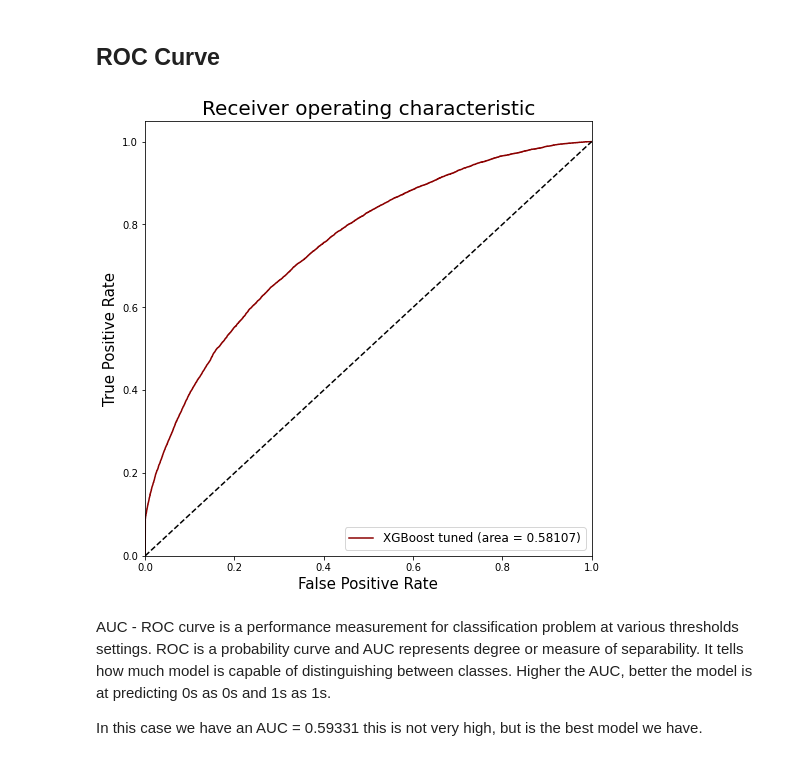
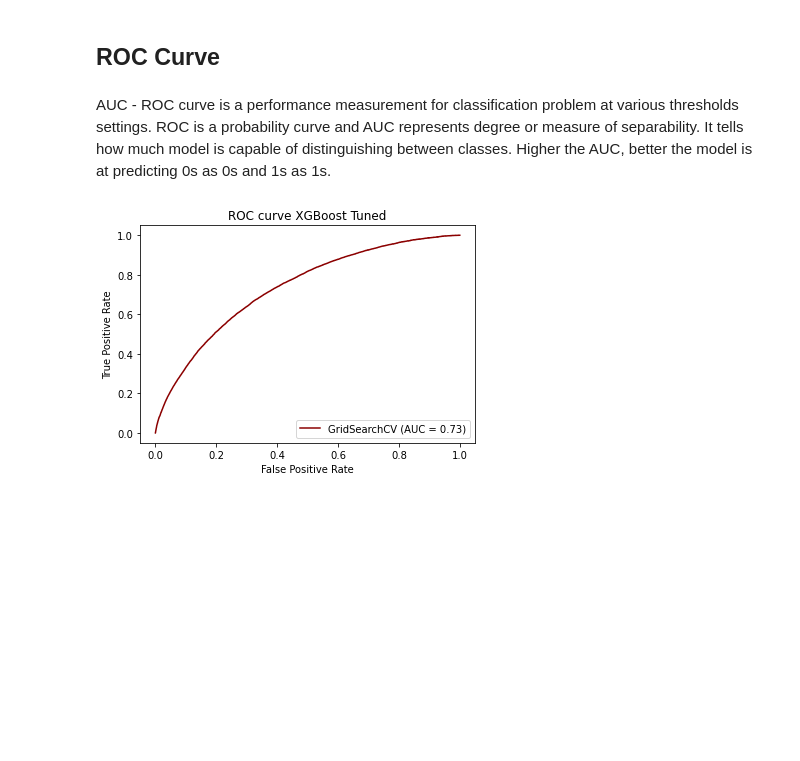
Before and after one commit to jlopezgaldon/lending_club, a Jupyter notebook: notebooks/09_XGBOOST_VALIDATION.ipynb, the cells around one changed output. Drawn from its saved outputs; the diff is of its cells as text; code cells hidden in the pictures; blank space fills up the shorter version.

```diff
--- a/notebooks/09_XGBOOST_VALIDATION.ipynb
+++ b/notebooks/09_XGBOOST_VALIDATION.ipynb
@@ -212,40 +252,14 @@ On the other hand, as we said above the XGBoost model is very poor predicting No
 # %% [markdown]
 ## ROC Curve
-# %%
-    # Create the roc score
-grid_xgboost_roc_auc = roc_auc_score(y_val, grid_xgboost.predict(X_val))
-
-    # Create the curve
-fpr, tpr, thresholds = roc_curve(y_val, grid_xgboost.predict_proba(X_val)[:,1])
-
-    # Set the figure size
-plt.figure(figsize = (8, 8))
-
-    # Params for the plot
-plt.plot(fpr, tpr, '#8B0000', label = 'XGBoost tuned (area = %0.5f)' % grid_xgboost_roc_auc)
-plt.plot([0, 1], [0, 1],'k--')
-plt.xlim([0.0, 1.0])
-plt.ylim([0.0, 1.05])
-
-    # Labels params
-fontsize = 12
-fontsize_lab = 15
-fontsize_tit = 20
-
-    # Labels, title and legend modifications
-plt.xlabel('False Positive Rate', fontsize = fontsize_lab)
-plt.ylabel('True Positive Rate', fontsize = fontsize_lab)
-plt.title('Receiver operating characteristic', fontsize = fontsize_tit)
-plt.legend(loc="lower right", fontsize = fontsize)
-
-    # Save the figure for the final reprt
-plt.savefig('XGBoost_ROC')
-
-    # Show the plot
-plt.show()
-# %% [output]
-[figure, removed]
 # %% [markdown]
 AUC - ROC curve is a performance measurement for classification problem at various thresholds settings. ROC is a probability curve and AUC represents degree or measure of separability. It tells how much model is capable of distinguishing between classes. Higher the AUC, better the model is at predicting 0s as 0s and 1s as 1s.
-
-In this case we have an AUC = 0.59331 this is not very high, but is the best model we have.
+# %%
+    # Parametrize
+classifier = grid_xgboost
+
+disp = metrics.plot_roc_curve(grid_xgboost, X_val, y_val, color='#8B0000')
+
+# Set title
+disp.ax_.set_title('ROC curve XGBoost Tuned');
+# %% [output]
+[figure, added]
```
Also changed, not shown: parts of 43 cells of this notebook.
